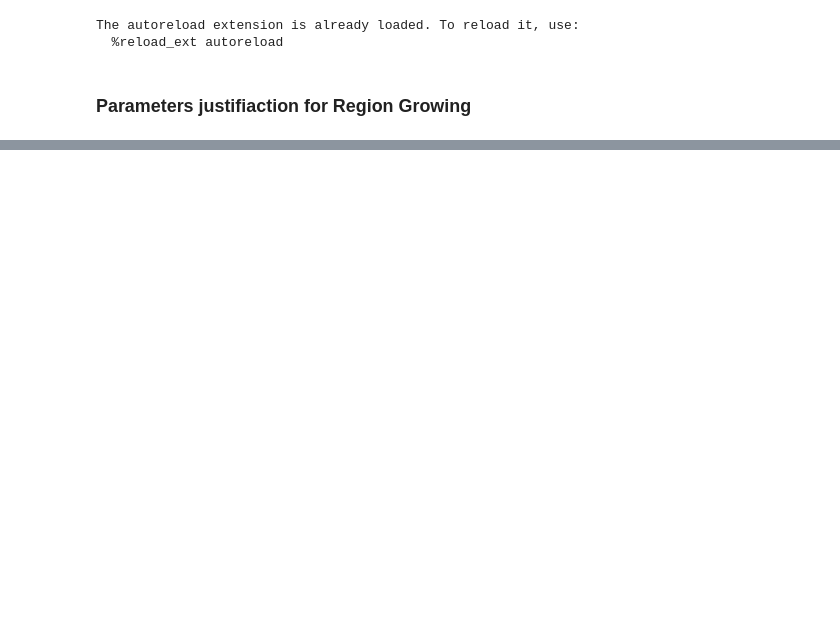
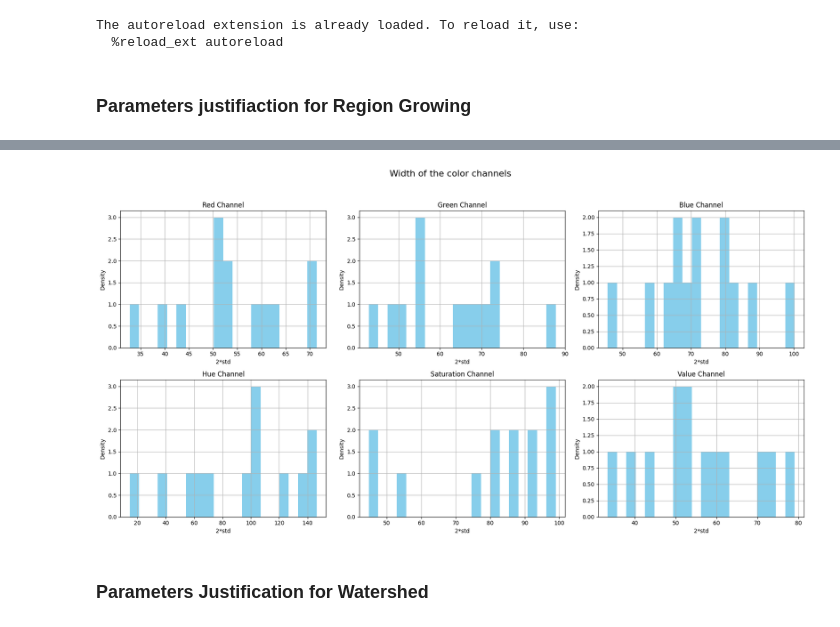
Before and after one commit to bastienchesaux/iapr_group8, a Jupyter notebook: project/RegionGrow_Watershed_justification.ipynb, the cells around one changed output, grey strips where cells are left out. Drawn from its saved outputs; the diff is of its cells as text; code cells hidden in the pictures; blank space fills up the shorter version.

```diff
--- a/project/RegionGrow_Watershed_justification.ipynb
+++ b/project/RegionGrow_Watershed_justification.ipynb
@@ -59,0 +81,23 @@ KeyboardInterrupt:
+# %%
+fig, axes = plt.subplots(2, 3, figsize=(18, 10))
+axes = axes.flatten()
+
+for i in range(len(list_channel)):
+    ax = axes[i]
+    ranges = np.zeros((len(list_chocolate)))
+    for j in range(len(list_chocolate)):
+        ranges[j] = 2*std[i][j][1]
+
+    ax.hist(ranges, bins=20, color='skyblue')
+    ax.set_title(f'{list_channel[i].capitalize()} Channel')
+    ax.set_xlabel('2*std')
+    ax.set_ylabel('Density')
+    ax.grid(True)
+
+fig.suptitle('Width of the color channels ', fontsize=16)
+plt.tight_layout(rect=[0, 0.05, 1, 0.95])
+plt.show()
+# %% [output]
+[figure, added]
+# %% [markdown]
+### Parameters Justification for Watershed
```
Also changed, not shown: parts of 6 cells of this notebook, 1 other file.
